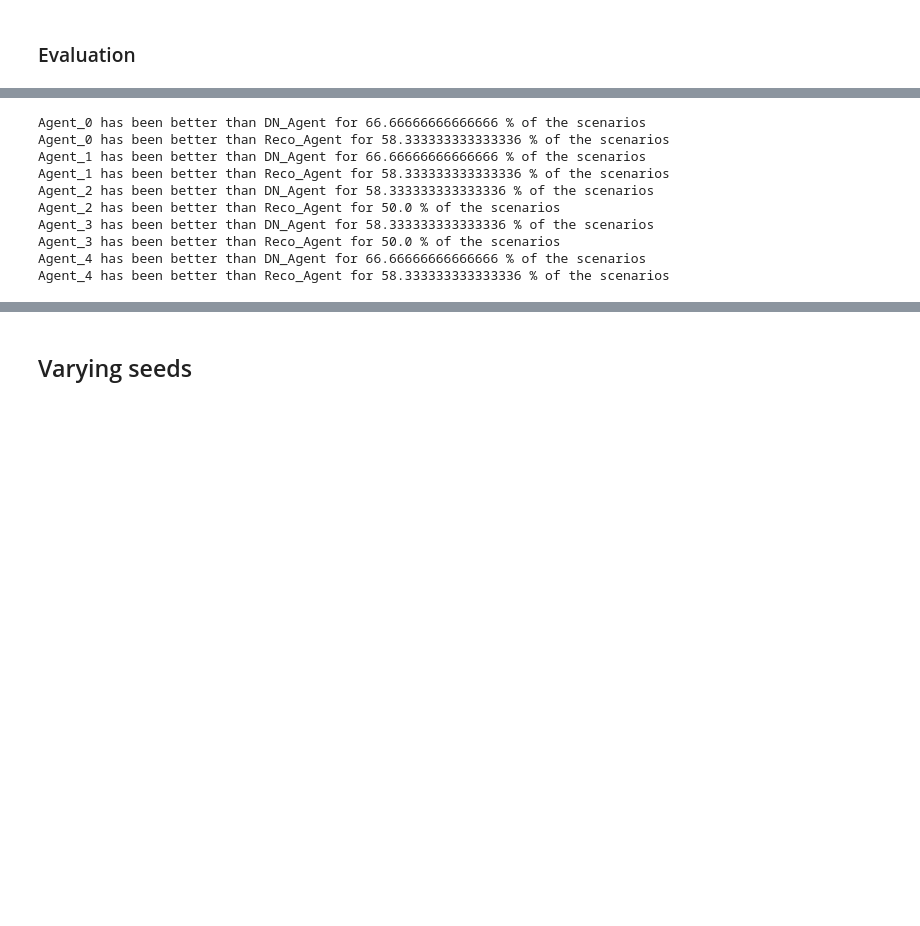
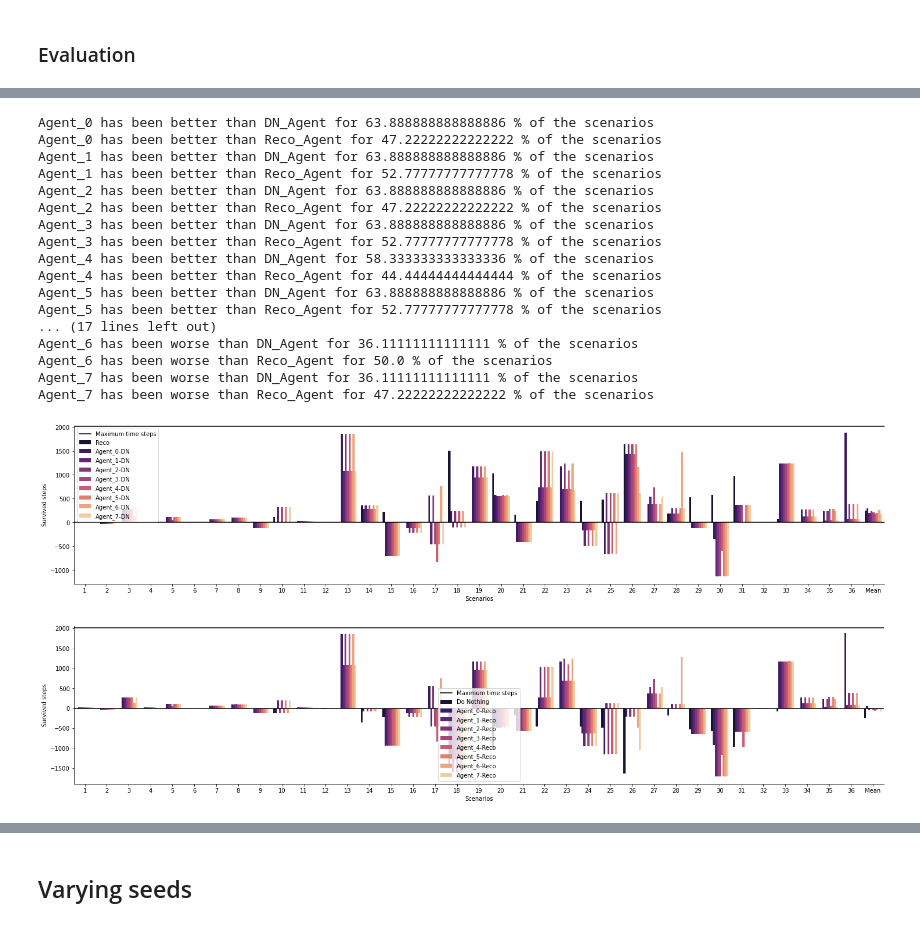
Before and after one commit to gaetanserre/L2RPN-WCCI-Baselines, a Jupyter notebook: RL/eval.ipynb, the cells around one changed output, grey strips where cells are left out. Saved outputs shown, nothing was run; the diff lists cells and outputs as text; code cells hidden in the pictures; blank space fills up the shorter version.

```diff
--- a/RL/eval.ipynb
+++ b/RL/eval.ipynb
@@ -252,14 +294,39 @@ create_box_plot(dict_ts_survived_scenario, [],  [])
 for i in range(total_results_best_mean.shape[0]):
     print(f"Agent_{i} has been better than DN_Agent for {total_results_best_mean[i,0]*100} % of the scenarios")
     print(f"Agent_{i} has been better than Reco_Agent for {total_results_best_mean[i,1]*100} % of the scenarios")
+
+print()
+for i in range(total_results_best_mean.shape[0]):
+    print(f"Agent_{i} has been worse than DN_Agent for {total_results_worst_mean[i,0]*100} % of the scenarios")
+    print(f"Agent_{i} has been worse than Reco_Agent for {total_results_worst_mean[i,1]*100} % of the scenarios")
 # %% [output]
-Agent_0 has been better than DN_Agent for 66.66666666666666 % of the scenarios
-Agent_0 has been better than Reco_Agent for 58.333333333333336 % of the scenarios
-Agent_1 has been better than DN_Agent for 66.66666666666666 % of the scenarios
-Agent_1 has been better than Reco_Agent for 58.333333333333336 % of the scenarios
-Agent_2 has been better than DN_Agent for 58.333333333333336 % of the scenarios
-Agent_2 has been better than Reco_Agent for 50.0 % of the scenarios
-Agent_3 has been better than DN_Agent for 58.333333333333336 % of the scenarios
-Agent_3 has been better than Reco_Agent for 50.0 % of the scenarios
-Agent_4 has been better than DN_Agent for 66.66666666666666 % of the scenarios
-Agent_4 has been better than Reco_Agent for 58.333333333333336 % of the scenarios
+Agent_0 has been better than DN_Agent for 63.888888888888886 % of the scenarios
+Agent_0 has been better than Reco_Agent for 47.22222222222222 % of the scenarios
+Agent_1 has been better than DN_Agent for 63.888888888888886 % of the scenarios
+Agent_1 has been better than Reco_Agent for 52.77777777777778 % of the scenarios
+Agent_2 has been better than DN_Agent for 63.888888888888886 % of the scenarios
+Agent_2 has been better than Reco_Agent for 47.22222222222222 % of the scenarios
+Agent_3 has been better than DN_Agent for 63.888888888888886 % of the scenarios
+Agent_3 has been better than Reco_Agent for 52.77777777777778 % of the scenarios
+Agent_4 has been better than DN_Agent for 58.333333333333336 % of the scenarios
+Agent_4 has been better than Reco_Agent for 44.44444444444444 % of the scenarios
+Agent_5 has been better than DN_Agent for 63.888888888888886 % of the scenarios
+Agent_5 has been better than Reco_Agent for 52.77777777777778 % of the scenarios
+... (17 lines left out)
+Agent_6 has been worse than DN_Agent for 36.11111111111111 % of the scenarios
+Agent_6 has been worse than Reco_Agent for 50.0 % of the scenarios
+Agent_7 has been worse than DN_Agent for 36.11111111111111 % of the scenarios
+Agent_7 has been worse than Reco_Agent for 47.22222222222222 % of the scenarios
+# %%
+create_bar_plot({f"Agent_{i}-DN" : total_results_mean[i, :, 0] - total_results_mean[i, :, 1] for i in range(total_results_mean.shape[0])},
+                    [],
+                    total_results_mean[0, :, 2]-total_results_mean[0, :, 1],
+                    figsize=(25,5))
+
+create_bar_plot({f"Agent_{i}-Reco" : total_results_mean[i, :, 0] - total_results_mean[i, :, 2] for i in range(total_results_mean.shape[0])},
+                    total_results_mean[0, :, 1]-total_results_mean[0, :, 2],
+                    [],
+                    figsize=(25,5))
+# %% [output]
+[figure, added]
+[figure, added]
```
Also changed, not shown: parts of 11 cells of this notebook, 9 other files.
